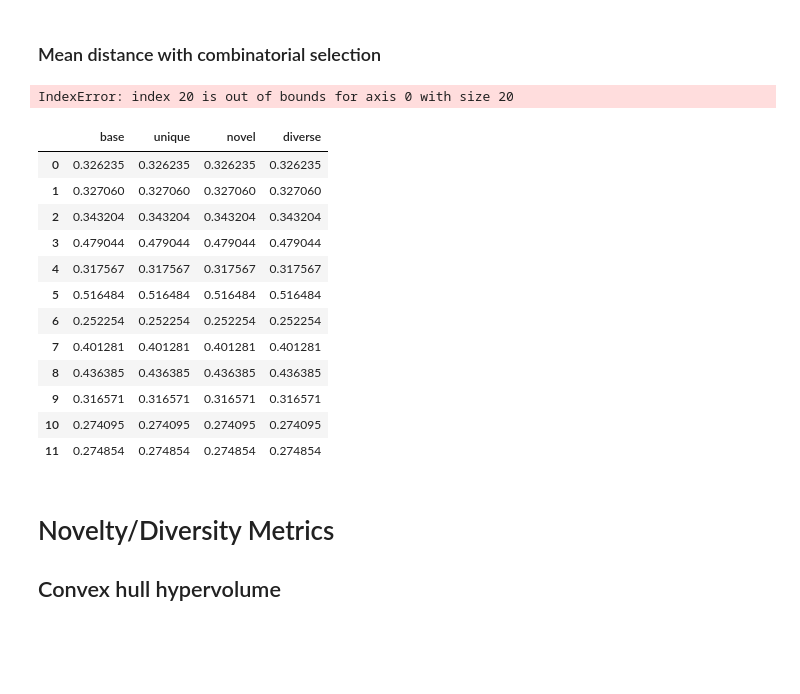
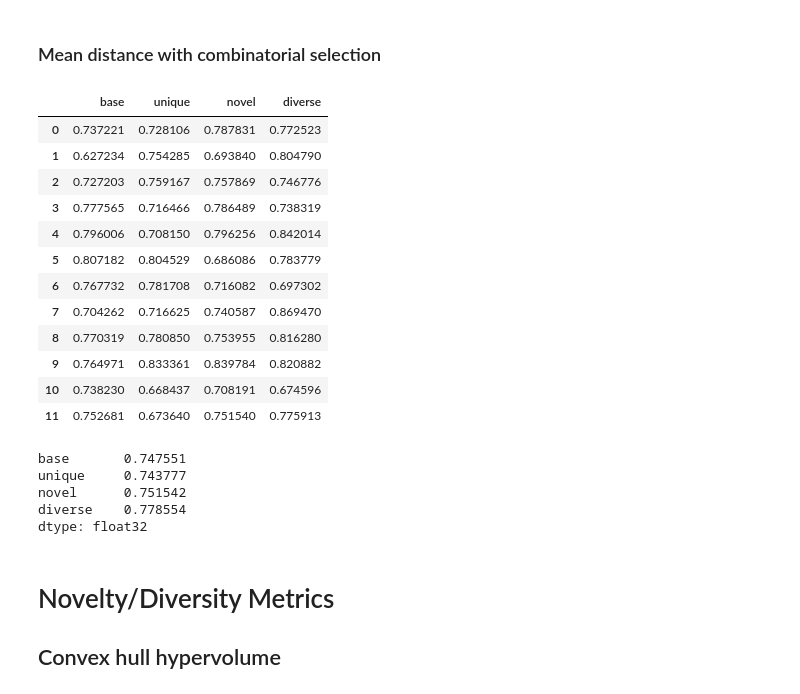
Before and after one commit to kevinma1515/gpt_IDETC, a Jupyter notebook: evaluations/zero_shot_evaluation.ipynb, the cells around one changed output. Drawn from its saved outputs; the diff is of its cells as text; code cells hidden in the pictures; blank space fills up the shorter version.

```diff
--- a/evaluations/zero_shot_evaluation.ipynb
+++ b/evaluations/zero_shot_evaluation.ipynb
@@ -446,44 +468,51 @@ dtype: float32
 # %%
 from itertools import combinations
 
 
 distances_all = []
 
 for embedding in [gpt_base_embeddings, gpt_unique_embeddings, gpt_novel_embeddings, gpt_diverse_embeddings]:
-
     distances_prompt = []
-    iterate = list(range(100))
     for count in range(len(embedding)):
         distances_row = []
+        iterate = list(range(len(np.array(embedding[count]))))
+        max_distance = -1e9
         for combo in combinations(iterate, 2):
             # dot product
             distance = np.dot(human_embeddings[count][combo[0],:], embedding[count][combo[1],:])/(norm(human_embeddings[count][combo[0],:])*norm(embedding[count][combo[1],:]))
-            distances_row.append(distance)
+
+            if distance > max_distance:
+                max_distance = distance
+            distances_row.append(max_distance)
         # distances_prompt.append(distances_row)
         # print(f"Average Cosine Distance between human and generated embeddings: {np.mean(distances_row)}")
         distances_prompt.append(np.mean(distances_row))
     distances_all.append(distances_prompt)
 
 distances_pd = pd.DataFrame(distances_all, index=['base', 'unique', 'novel', 'diverse']).transpose()
 distances_pd.style.background_gradient()
 # %% [output]
-IndexError: index 20 is out of bounds for axis 0 with size 20
+|  | base | unique | novel | diverse |
+| 0 | 0.737221 | 0.728106 | 0.787831 | 0.772523 |
+| 1 | 0.627234 | 0.754285 | 0.693840 | 0.804790 |
+| 2 | 0.727203 | 0.759167 | 0.757869 | 0.746776 |
+| 3 | 0.777565 | 0.716466 | 0.786489 | 0.738319 |
+| 4 | 0.796006 | 0.708150 | 0.796256 | 0.842014 |
+| 5 | 0.807182 | 0.804529 | 0.686086 | 0.783779 |
+| 6 | 0.767732 | 0.781708 | 0.716082 | 0.697302 |
+| 7 | 0.704262 | 0.716625 | 0.740587 | 0.869470 |
+| 8 | 0.770319 | 0.780850 | 0.753955 | 0.816280 |
+| 9 | 0.764971 | 0.833361 | 0.839784 | 0.820882 |
+| 10 | 0.738230 | 0.668437 | 0.708191 | 0.674596 |
+| 11 | 0.752681 | 0.673640 | 0.751540 | 0.775913 |
-# %%
-distances_pd
-# %% [output]
-|  | base | unique | novel | diverse |
-| 0 | 0.326235 | 0.326235 | 0.326235 | 0.326235 |
-| 1 | 0.327060 | 0.327060 | 0.327060 | 0.327060 |
-| 2 | 0.343204 | 0.343204 | 0.343204 | 0.343204 |
-| 3 | 0.479044 | 0.479044 | 0.479044 | 0.479044 |
-| 4 | 0.317567 | 0.317567 | 0.317567 | 0.317567 |
-| 5 | 0.516484 | 0.516484 | 0.516484 | 0.516484 |
-| 6 | 0.252254 | 0.252254 | 0.252254 | 0.252254 |
-| 7 | 0.401281 | 0.401281 | 0.401281 | 0.401281 |
-| 8 | 0.436385 | 0.436385 | 0.436385 | 0.436385 |
-| 9 | 0.316571 | 0.316571 | 0.316571 | 0.316571 |
-| 10 | 0.274095 | 0.274095 | 0.274095 | 0.274095 |
-| 11 | 0.274854 | 0.274854 | 0.274854 | 0.274854 |
+# %%
+distances_pd.mean(axis=0)
+# %% [output]
+base       0.747551
+unique     0.743777
+novel      0.751542
+diverse    0.778554
+dtype: float32
 # %% [markdown]
 # Novelty/Diversity Metrics
 ## Convex hull hypervolume
```
Also changed, not shown: parts of 3 cells of this notebook, 1 other file.
